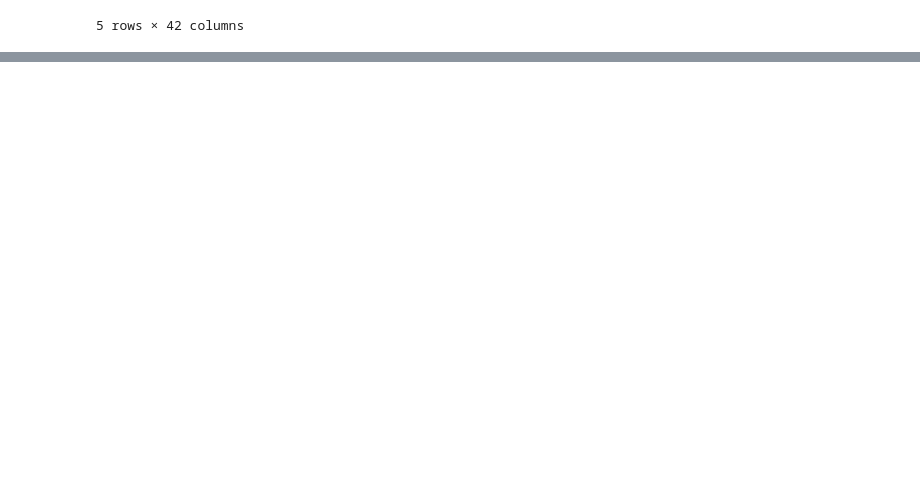
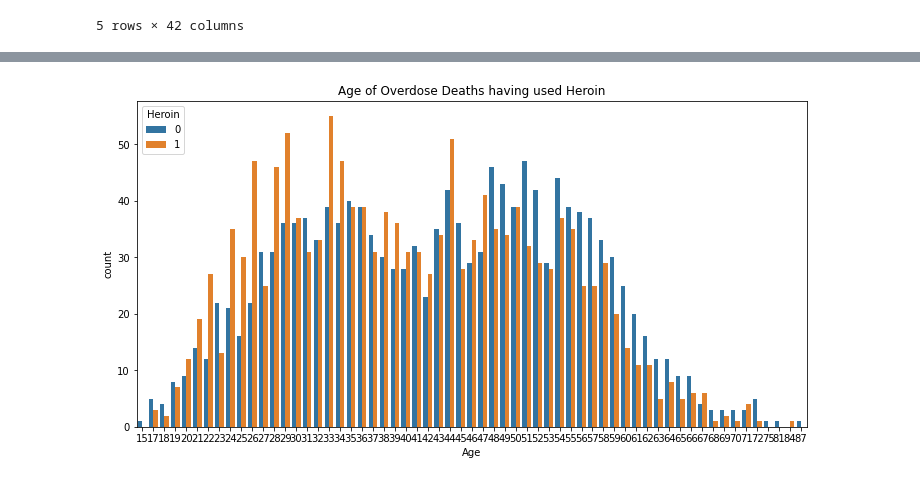
Before and after one commit to natasharivers/individual_project, a Jupyter notebook: Final Notebook.ipynb, the cells around one changed output, grey strips where cells are left out. Drawn from its saved outputs; the diff is of its cells as text; code cells hidden in the pictures; blank space fills up the shorter version.

```diff
--- a/Final Notebook.ipynb
+++ b/Final Notebook.ipynb
@@ -19,0 +305,8 @@ AttributeError: 'function' object has no attribute 'shape'
+# %%
+#visualize Age and Herion deaths data using a countplot
+plt.figure(figsize=(12,6))
+sns.countplot(x='Age', data=train, hue='Heroin')
+plt.title('Age of Overdose Deaths having used Heroin')
+plt.show()
+# %% [output]
+[figure, added]
```
Also changed, not shown: parts of 102 cells of this notebook.
